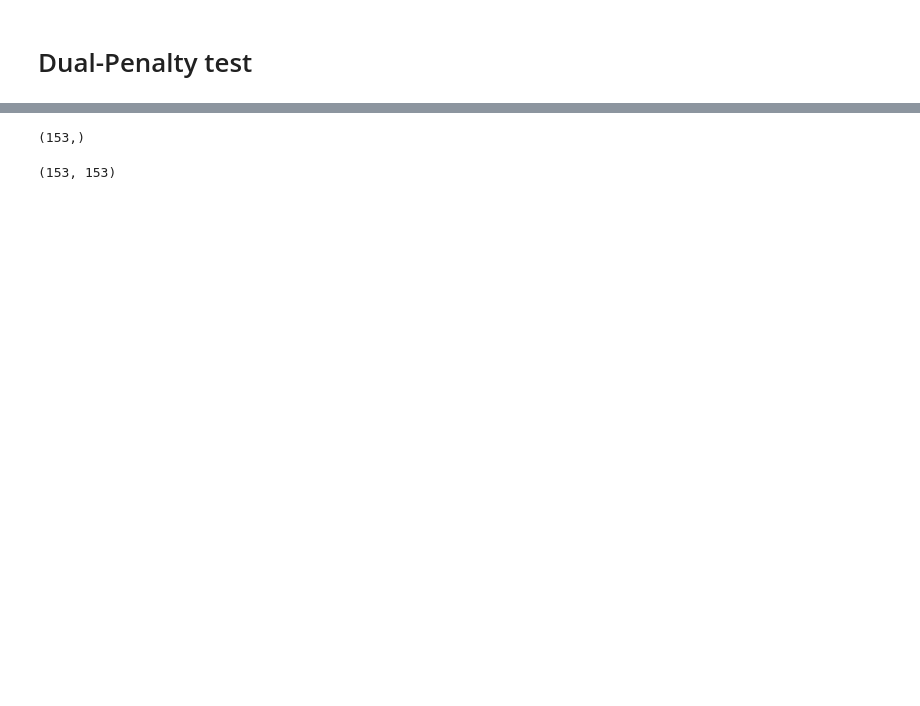
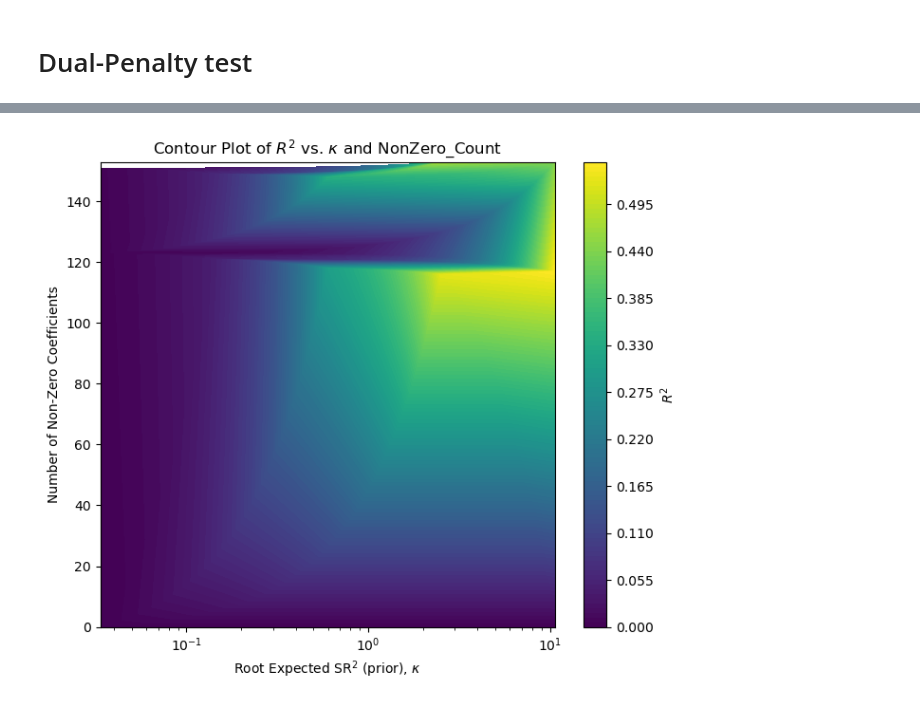
Before and after one commit to simmelholt/ML-codes, a Jupyter notebook: Master Thesis.ipynb, the cells around one changed output, grey strips where cells are left out. Drawn from its saved outputs; the diff is of its cells as text; code cells hidden in the pictures; blank space fills up the shorter version.

```diff
--- a/Master Thesis.ipynb
+++ b/Master Thesis.ipynb
@@ -925,10 +836,0 @@ cov_test = compute_sample_covariance(L1L2_coef_no_gamma, L1L2_coef_no_gamma_mean
-# %%
-
-
-print(L1L2_coef_no_gamma_mean.shape)
-# %% [output]
-(153,)
-# %%
-cov_test.shape
-# %% [output]
-(153, 153)
@@ -934,0 +854,63 @@ cov_test.shape
+# %%
+heatmap = pd.DataFrame({
+    'NonZero_Count': (L1L2_coef_no_gamma != 0).sum(axis=1)
+})
+
+heatmap['R_2'] = R_2_oos_values
+
+heatmap['kappa'] = df_results['kappa']
+# %%
+
+import matplotlib.pyplot as plt
+import matplotlib.tri as tri
+
+# Suppose you already have something like:
+# heatmap = pd.DataFrame({
+#     'kappa': [...],
+#     'NonZero_Count': [...],
+#     'R_2': [...]
+# })
+
+# Extract the columns as NumPy arrays
+x = heatmap['kappa'].values
+y = heatmap['NonZero_Count'].values
+z = heatmap['R_2'].values
+
+# Create a triangulation for contour plots
+triang = tri.Triangulation(x, y)
+
+# Choose however many contour levels you want
+levels = np.linspace(z.min(), z.max(), 100)
+
+# Create the figure
+plt.figure(figsize=(7, 6))
+
+# Filled contour plot (the "heatmap")
+contour_filled = plt.tricontourf(triang, z, levels=levels, cmap='viridis')
+
+# Optionally, add contour lines on top (dotted lines)
+contour_lines = plt.tricontour(
+    triang, z, levels=levels[::100],  # e.g. every 5th level
+    colors='black', linestyles=':', linewidths=0.5
+)
+
+# Set log scales if desired
+plt.xscale('log')
+#plt.yscale('log')
+
+# Label axes
+plt.xlabel(r'Root Expected SR$^2$ (prior), $\kappa$')
+plt.ylabel('Number of Non-Zero Coefficients')
+
+# Add a colorbar for R^2
+cbar = plt.colorbar(contour_filled)
+cbar.set_label(r'$R^2$')
+
+plt.title(r'Contour Plot of $R^2$ vs. $\kappa$ and NonZero_Count')
+plt.tight_layout()
+
+#ax.set_yscale('log')  # if log scale is desired
+#ax.set_ylim(y.min(), y.max())  # specify whatever makes sense for your data
+plt.show()
+# %% [output]
+[figure, added]
```
Also changed, not shown: parts of 23 cells of this notebook.
